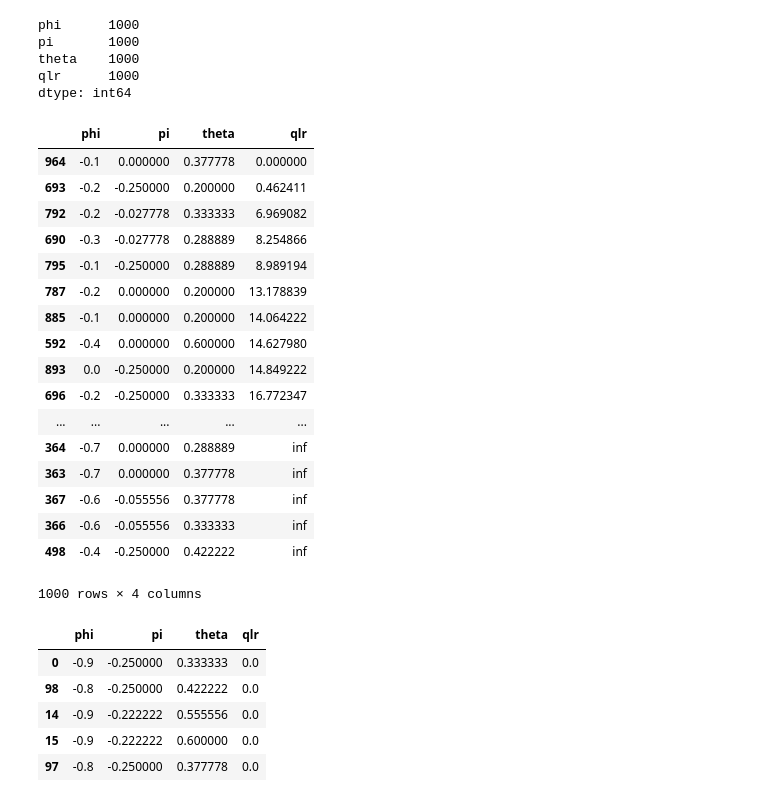
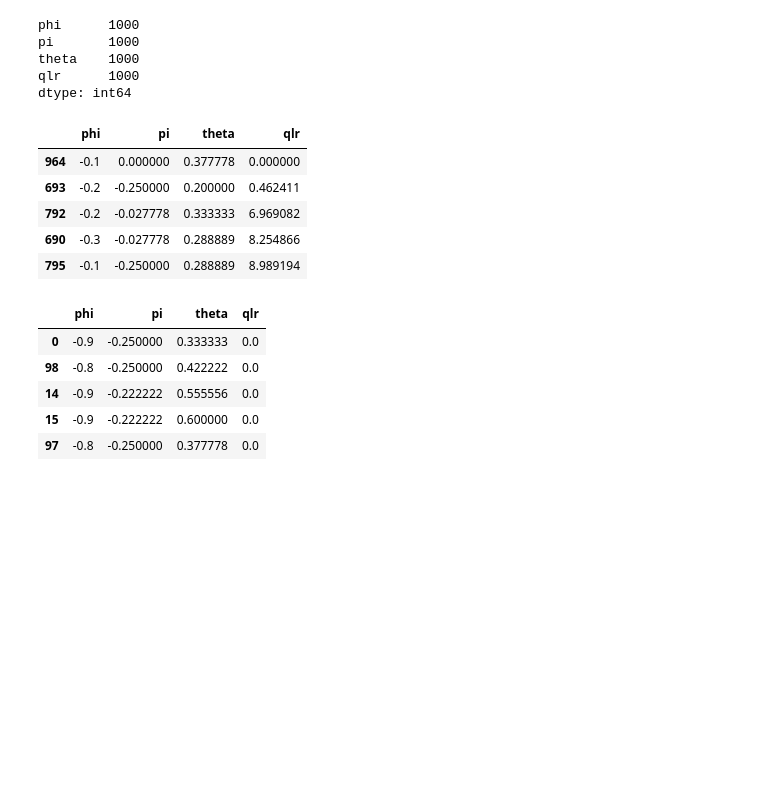
Before and after one commit to sangrey/RiskPriceInference, a Jupyter notebook: volpriceinference/robust_inference_on_data.ipynb, the cells around one changed output. Drawn from its saved outputs; the diff is of its cells as text; code cells hidden in the pictures; blank space fills up the shorter version.

```diff
--- a/volpriceinference/robust_inference_on_data.ipynb
+++ b/volpriceinference/robust_inference_on_data.ipynb
@@ -262,26 +272,14 @@ else:
 merged_values = pd.merge(qlr_stats, qlr_draws,left_on=['phi', 'pi', 'theta'], right_on=['phi', 'pi', 'theta'],
                          suffixes=['_draws', '_stats'])
 # %%
-qlr_stats.sort_values(by='qlr')
+qlr_stats.sort_values(by='qlr').head()
 # %% [output]
 |  | phi | pi | theta | qlr |
 | 964 | -0.1 | 0.000000 | 0.377778 | 0.000000 |
 | 693 | -0.2 | -0.250000 | 0.200000 | 0.462411 |
 | 792 | -0.2 | -0.027778 | 0.333333 | 6.969082 |
 | 690 | -0.3 | -0.027778 | 0.288889 | 8.254866 |
 | 795 | -0.1 | -0.250000 | 0.288889 | 8.989194 |
-| 787 | -0.2 | 0.000000 | 0.200000 | 13.178839 |
-| 885 | -0.1 | 0.000000 | 0.200000 | 14.064222 |
-| 592 | -0.4 | 0.000000 | 0.600000 | 14.627980 |
-| 893 | 0.0 | -0.250000 | 0.200000 | 14.849222 |
-| 696 | -0.2 | -0.250000 | 0.333333 | 16.772347 |
-| ... | ... | ... | ... | ... |
-| 364 | -0.7 | 0.000000 | 0.288889 | inf |
-| 363 | -0.7 | 0.000000 | 0.377778 | inf |
-| 367 | -0.6 | -0.055556 | 0.377778 | inf |
-| 366 | -0.6 | -0.055556 | 0.333333 | inf |
-| 498 | -0.4 | -0.250000 | 0.422222 | inf |
-1000 rows × 4 columns
 # %%
 qlr_draws.sort_values(by='qlr').head()
 # %% [output]
```
Also changed, not shown: parts of 8 cells of this notebook, 9 other files.
